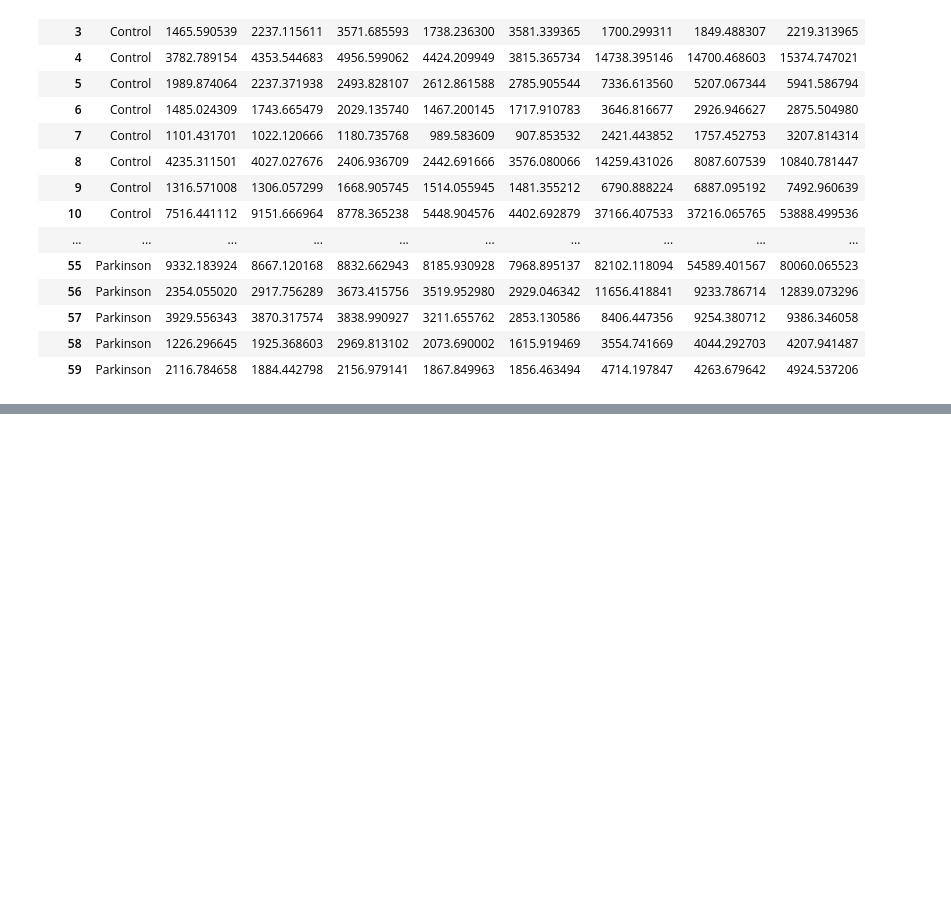
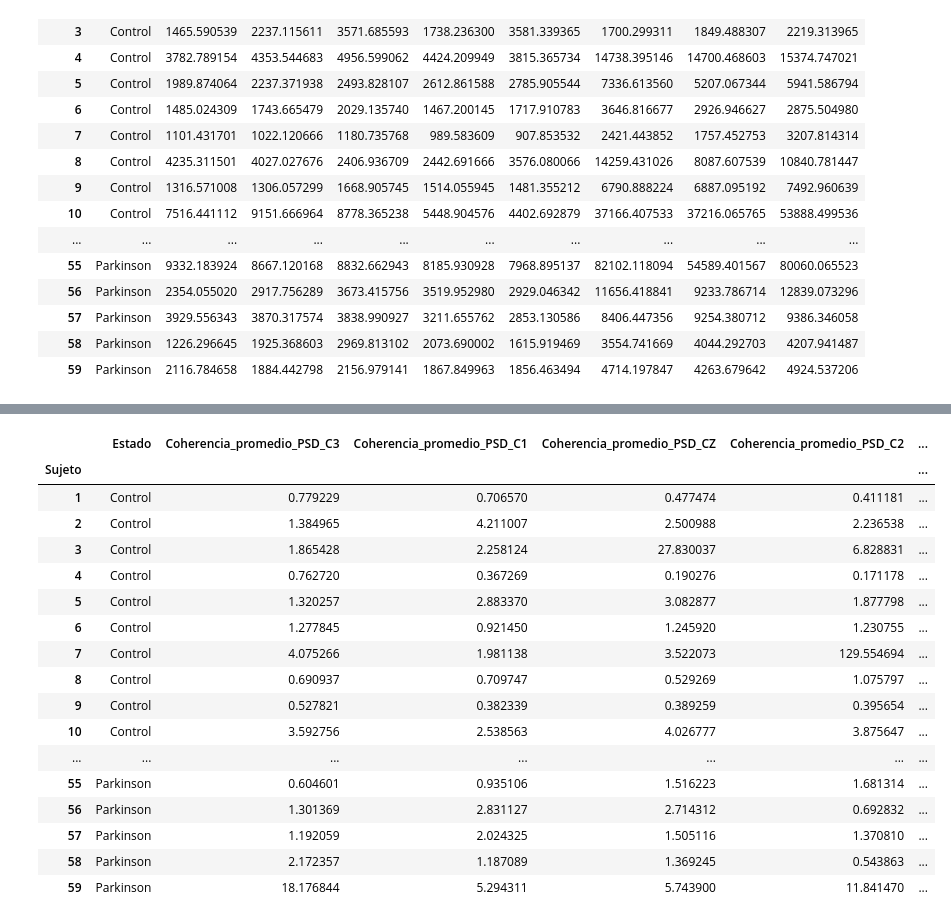
Before and after one commit to Astolfo2332/Parkinson_difference, a Jupyter notebook: Proyecto 2/Proyecto_2.ipynb, the cells around one changed output, grey strips where cells are left out. Cells and saved outputs as stored; diff of their text form; code cells hidden in the pictures; blank space fills up the shorter version.

Commit message:
Punto 4 echo pero coherencia sigue mala

```diff
--- a/Proyecto 2/Proyecto_2.ipynb
+++ b/Proyecto 2/Proyecto_2.ipynb
@@ -166,0 +193,55 @@ df=pd.read_csv("Tabla.cvs")
+# %%
+datosprompaciente=[]
+r=np.arange(len(datos_matriz))
+"""Se crea rutina con ciclos anidados para recorrer la matriz de pacientes y los canales de cada uno de estos"""
+
+for i in r:
+    promcanales="Control"
+    x=cohere(datos_matriz[i])
+    x=x.mean(0).tolist()
+    x.insert(0,promcanales)
+    datosprompaciente.append(x)
+
+datosprompaciente_p=[]
+r=np.arange(len(datos_parkinson))
+
+for i in r:
+    promcanales="Parkinson"
+    x=cohere(datos_matriz[i])
+    x=x.mean(0).tolist()
+    x.insert(0,promcanales)
+    datosprompaciente_p.append(x)
+# %%
+names = ["Estado",'Coherencia_promedio_PSD_C3', 'Coherencia_promedio_PSD_C1', 'Coherencia_promedio_PSD_CZ', 'Coherencia_promedio_PSD_C2', 'Coherencia_promedio_PSD_C4', 'Coherencia_promedio_PSD_O1', 'Coherencia_promedio_PSD_OZ', 'Coherencia_promedio_PSD_O2'] #Los nombres de las columnas
+# %%
+df=pd.DataFrame(columns=names) #Se crea el data frame
+con=1
+#Se inspecciona cada paciente, en este caso pandas toma las listas así que solo se coloca paciente
+# (lista con primedio de cada canal) y el contador para identificar el paciente
+for paciente in datosprompaciente:
+    df.loc[con]=paciente
+    con+=1
+for paciente in datosprompaciente_p:
+    df.loc[con]=paciente
+    con+=1
+df.index.name="Sujeto"
+df
+# %% [output]
+|  | Estado | Coherencia_promedio_PSD_C3 | Coherencia_promedio_PSD_C1 | Coherencia_promedio_PSD_CZ | Coherencia_promedio_PSD_C2 | ... |
+| Sujeto |  |  |  |  |  | ... |
+| 1 | Control | 0.779229 | 0.706570 | 0.477474 | 0.411181 | ... |
+| 2 | Control | 1.384965 | 4.211007 | 2.500988 | 2.236538 | ... |
+| 3 | Control | 1.865428 | 2.258124 | 27.830037 | 6.828831 | ... |
+| 4 | Control | 0.762720 | 0.367269 | 0.190276 | 0.171178 | ... |
+| 5 | Control | 1.320257 | 2.883370 | 3.082877 | 1.877798 | ... |
+| 6 | Control | 1.277845 | 0.921450 | 1.245920 | 1.230755 | ... |
+| 7 | Control | 4.075266 | 1.981138 | 3.522073 | 129.554694 | ... |
+| 8 | Control | 0.690937 | 0.709747 | 0.529269 | 1.075797 | ... |
+| 9 | Control | 0.527821 | 0.382339 | 0.389259 | 0.395654 | ... |
+| 10 | Control | 3.592756 | 2.538563 | 4.026777 | 3.875647 | ... |
+| ... | ... | ... | ... | ... | ... | ... |
+| 55 | Parkinson | 0.604601 | 0.935106 | 1.516223 | 1.681314 | ... |
+| 56 | Parkinson | 1.301369 | 2.831127 | 2.714312 | 0.692832 | ... |
+| 57 | Parkinson | 1.192059 | 2.024325 | 1.505116 | 1.370810 | ... |
+| 58 | Parkinson | 2.172357 | 1.187089 | 1.369245 | 0.543863 | ... |
+| 59 | Parkinson | 18.176844 | 5.294311 | 5.743900 | 11.841470 | ... |
```
Also changed, not shown: parts of 8 cells of this notebook, 1 other file.
